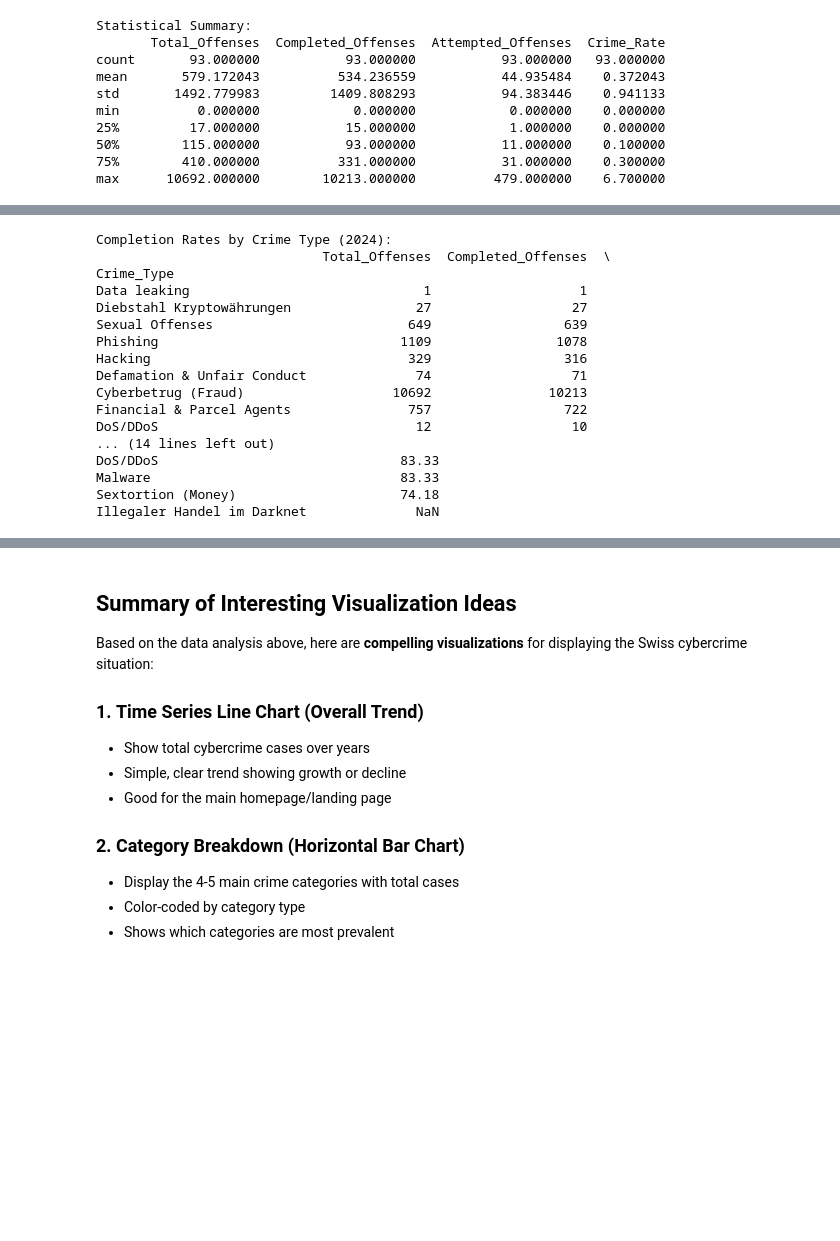
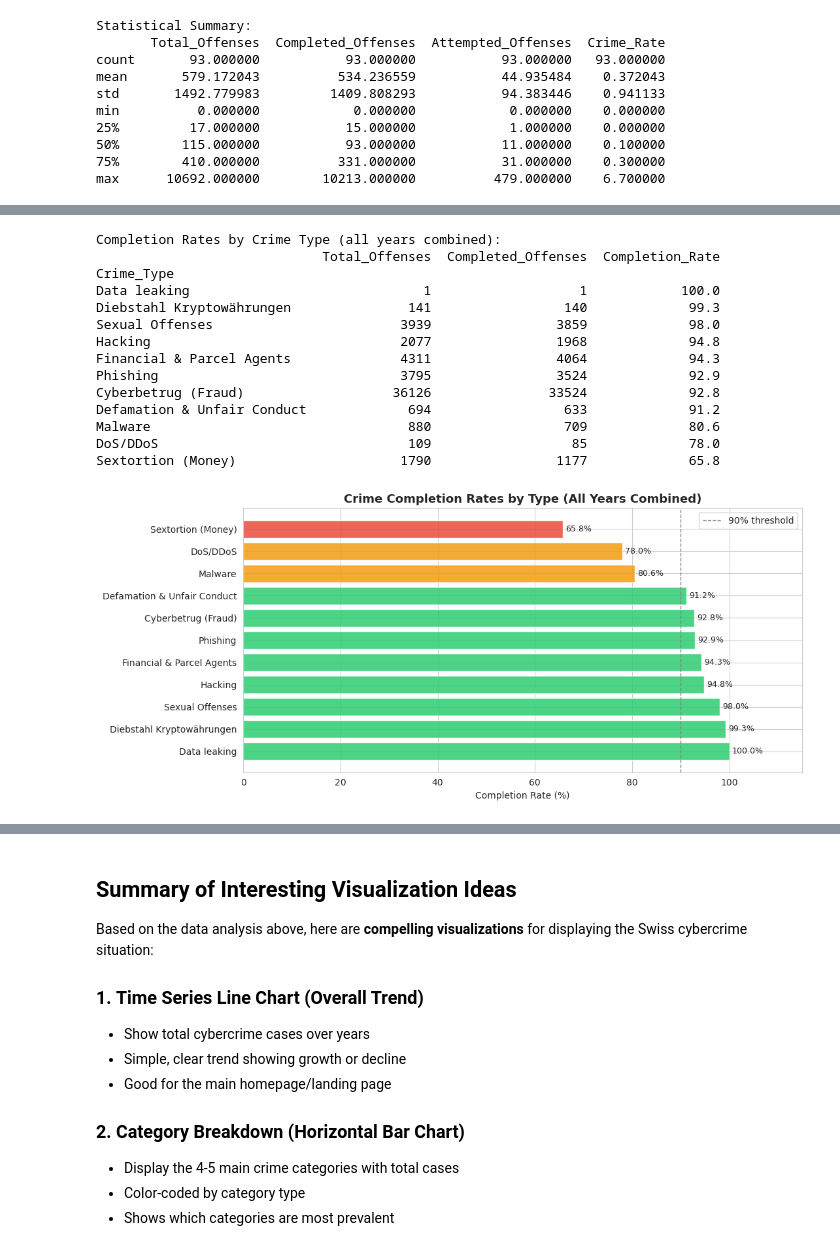
Before and after one commit to com-480-data-visualization/CyberAnalyst, a Jupyter notebook: Analysis/Swiss_Cybercrime_Analysis.ipynb, the cells around one changed output, grey strips where cells are left out. Drawn from its saved outputs; the diff is of its cells as text; code cells hidden in the pictures; blank space fills up the shorter version.

```diff
--- a/Analysis/Swiss_Cybercrime_Analysis.ipynb
+++ b/Analysis/Swiss_Cybercrime_Analysis.ipynb
@@ -450,33 +447,42 @@ Name: Crime_Rate, dtype: float64
-# %%
-# Success rate (completion percentage) by crime type
-latest_year = df['Year'].max()
-latest_data = df[df['Year'] == latest_year].copy()
-latest_data['Completion_Rate'] = (latest_data['Completed_Offenses'] / latest_data['Total_Offenses'] * 100).round(2)
-
-completion_by_type = latest_data.groupby('Crime_Type')[['Total_Offenses', 'Completed_Offenses', 'Completion_Rate']].sum()
-completion_by_type['Completion_Rate'] = (completion_by_type['Completed_Offenses'] / completion_by_type['Total_Offenses'] * 100).round(2)
-completion_by_type = completion_by_type.sort_values('Completion_Rate', ascending=False)
-
-print(f"\nCompletion Rates by Crime Type ({latest_year}):")
-print(completion_by_type)
-# %% [output]
-Completion Rates by Crime Type (2024):
-                             Total_Offenses  Completed_Offenses  \
-Crime_Type
-Data leaking                              1                   1
-Diebstahl Kryptowährungen                27                  27
-Sexual Offenses                         649                 639
-Phishing                               1109                1078
-Hacking                                 329                 316
-Defamation & Unfair Conduct              74                  71
-Cyberbetrug (Fraud)                   10692               10213
-Financial & Parcel Agents               757                 722
-DoS/DDoS                                 12                  10
-... (14 lines left out)
-DoS/DDoS                               83.33
-Malware                                83.33
-Sextortion (Money)                     74.18
-Illegaler Handel im Darknet              NaN
+# %%
+# Completion rate by crime type across all years (avoid single-year bias)
+all_data = df.groupby('Crime_Type')[['Total_Offenses', 'Completed_Offenses']].sum()
+all_data = all_data[all_data['Total_Offenses'] > 0]  # drop zero-count rows (avoids NaN / div-by-zero)
+all_data['Completion_Rate'] = (all_data['Completed_Offenses'] / all_data['Total_Offenses'] * 100).round(1)
+all_data = all_data.sort_values('Completion_Rate', ascending=False)
+
+print("Completion Rates by Crime Type (all years combined):")
+print(all_data.to_string())
+
+# Visualize
+fig, ax = plt.subplots(figsize=(11, 5))
+colors = ['#2ecc71' if r >= 90 else '#f39c12' if r >= 75 else '#e74c3c'
+          for r in all_data['Completion_Rate']]
+bars = ax.barh(all_data.index, all_data['Completion_Rate'], color=colors, alpha=0.85)
+ax.axvline(90, color='gray', linestyle='--', linewidth=1, label='90% threshold')
+ax.bar_label(bars, fmt='%.1f%%', padding=3, fontsize=9)
+ax.set_xlim(0, 115)
+ax.set_xlabel('Completion Rate (%)')
+ax.set_title('Crime Completion Rates by Type (All Years Combined)', fontsize=13, fontweight='bold')
+ax.legend()
+plt.tight_layout()
+plt.show()
+# %% [output]
+Completion Rates by Crime Type (all years combined):
+                             Total_Offenses  Completed_Offenses  Completion_Rate
+Crime_Type
+Data leaking                              1                   1            100.0
+Diebstahl Kryptowährungen               141                 140             99.3
+Sexual Offenses                        3939                3859             98.0
+Hacking                                2077                1968             94.8
+Financial & Parcel Agents              4311                4064             94.3
+Phishing                               3795                3524             92.9
+Cyberbetrug (Fraud)                   36126               33524             92.8
+Defamation & Unfair Conduct             694                 633             91.2
+Malware                                 880                 709             80.6
+DoS/DDoS                                109                  85             78.0
+Sextortion (Money)                     1790                1177             65.8
+[figure, added]
 # %%
 # Stacked area chart for category composition over time
 category_composition = df.pivot_table(values='Total_Offenses', index='Year', columns='Crime_Category', aggfunc='sum')
```
Also changed, not shown: parts of 31 cells of this notebook.
